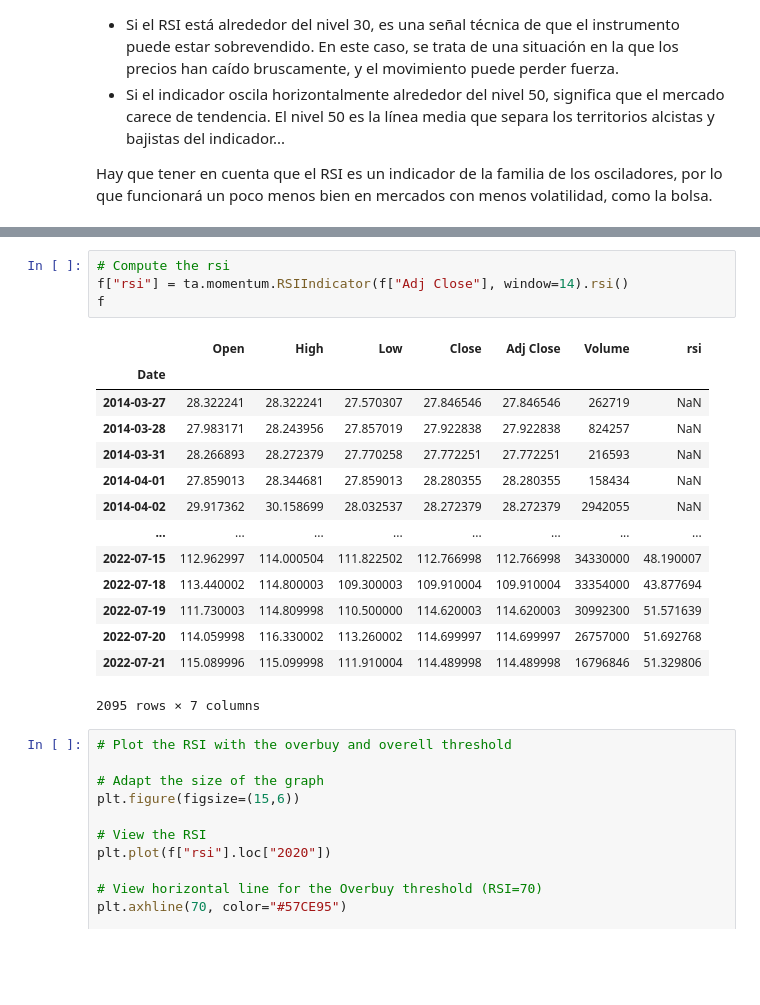
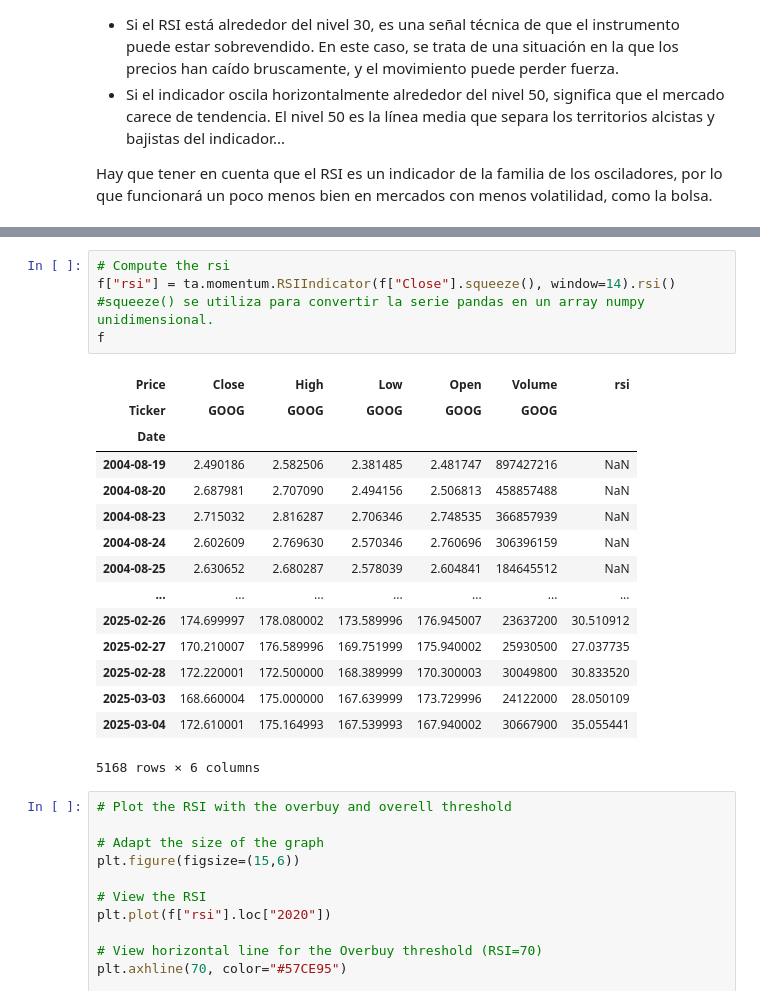
Before and after one commit to Pablo-app-developer/trading-algoritmico-analisis-tecnico, a Jupyter notebook: ES_TA_Capítulo_04_Estrategias_con_RSI.ipynb, the cells around one changed output, grey strips where cells are left out. Drawn from its saved outputs; the diff is of its cells as text; blank space fills up the shorter version.

```diff
--- a/ES_TA_Capítulo_04_Estrategias_con_RSI.ipynb
+++ b/ES_TA_Capítulo_04_Estrategias_con_RSI.ipynb
@@ -97,22 +117,24 @@ f = yf.download("GOOG")
 # %%
 # Compute the rsi
-f["rsi"] = ta.momentum.RSIIndicator(f["Adj Close"], window=14).rsi()
+f["rsi"] = ta.momentum.RSIIndicator(f["Close"].squeeze(), window=14).rsi()
+#squeeze() se utiliza para convertir la serie pandas en un array numpy unidimensional.
 f
 # %% [output]
-|  | Open | High | Low | Close | Adj Close | Volume | rsi |
-| Date |  |  |  |  |  |  |  |
-| 2014-03-27 | 28.322241 | 28.322241 | 27.570307 | 27.846546 | 27.846546 | 262719 | NaN |
-| 2014-03-28 | 27.983171 | 28.243956 | 27.857019 | 27.922838 | 27.922838 | 824257 | NaN |
-| 2014-03-31 | 28.266893 | 28.272379 | 27.770258 | 27.772251 | 27.772251 | 216593 | NaN |
-| 2014-04-01 | 27.859013 | 28.344681 | 27.859013 | 28.280355 | 28.280355 | 158434 | NaN |
-| 2014-04-02 | 29.917362 | 30.158699 | 28.032537 | 28.272379 | 28.272379 | 2942055 | NaN |
-| ... | ... | ... | ... | ... | ... | ... | ... |
-| 2022-07-15 | 112.962997 | 114.000504 | 111.822502 | 112.766998 | 112.766998 | 34330000 | 48.190007 |
-| 2022-07-18 | 113.440002 | 114.800003 | 109.300003 | 109.910004 | 109.910004 | 33354000 | 43.877694 |
-| 2022-07-19 | 111.730003 | 114.809998 | 110.500000 | 114.620003 | 114.620003 | 30992300 | 51.571639 |
-| 2022-07-20 | 114.059998 | 116.330002 | 113.260002 | 114.699997 | 114.699997 | 26757000 | 51.692768 |
-| 2022-07-21 | 115.089996 | 115.099998 | 111.910004 | 114.489998 | 114.489998 | 16796846 | 51.329806 |
+| Price | Close | High | Low | Open | Volume | rsi |
+| Ticker | GOOG | GOOG | GOOG | GOOG | GOOG |  |
+| Date |  |  |  |  |  |  |
+| 2004-08-19 | 2.490186 | 2.582506 | 2.381485 | 2.481747 | 897427216 | NaN |
+| 2004-08-20 | 2.687981 | 2.707090 | 2.494156 | 2.506813 | 458857488 | NaN |
+| 2004-08-23 | 2.715032 | 2.816287 | 2.706346 | 2.748535 | 366857939 | NaN |
+| 2004-08-24 | 2.602609 | 2.769630 | 2.570346 | 2.760696 | 306396159 | NaN |
+| 2004-08-25 | 2.630652 | 2.680287 | 2.578039 | 2.604841 | 184645512 | NaN |
+| ... | ... | ... | ... | ... | ... | ... |
+| 2025-02-26 | 174.699997 | 178.080002 | 173.589996 | 176.945007 | 23637200 | 30.510912 |
+| 2025-02-27 | 170.210007 | 176.589996 | 169.751999 | 175.940002 | 25930500 | 27.037735 |
+| 2025-02-28 | 172.220001 | 172.500000 | 168.389999 | 170.300003 | 30049800 | 30.833520 |
+| 2025-03-03 | 168.660004 | 175.000000 | 167.639999 | 173.729996 | 24122000 | 28.050109 |
+| 2025-03-04 | 172.610001 | 175.164993 | 167.539993 | 167.940002 | 30667900 | 35.055441 |
-2095 rows × 7 columns
+5168 rows × 6 columns
 # %%
 # Plot the RSI with the overbuy and overell threshold
 
```
Also changed, not shown: parts of 9 cells of this notebook.
